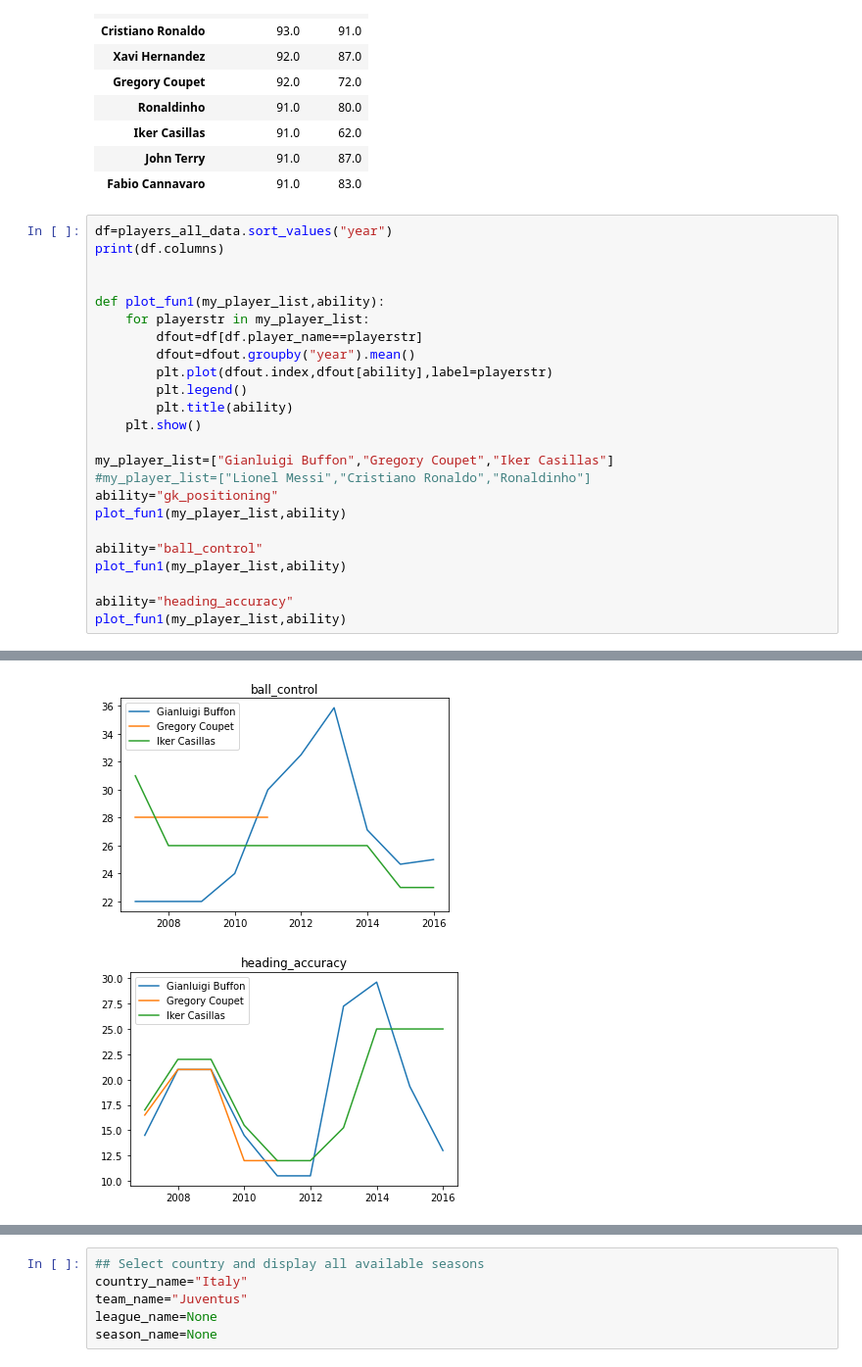
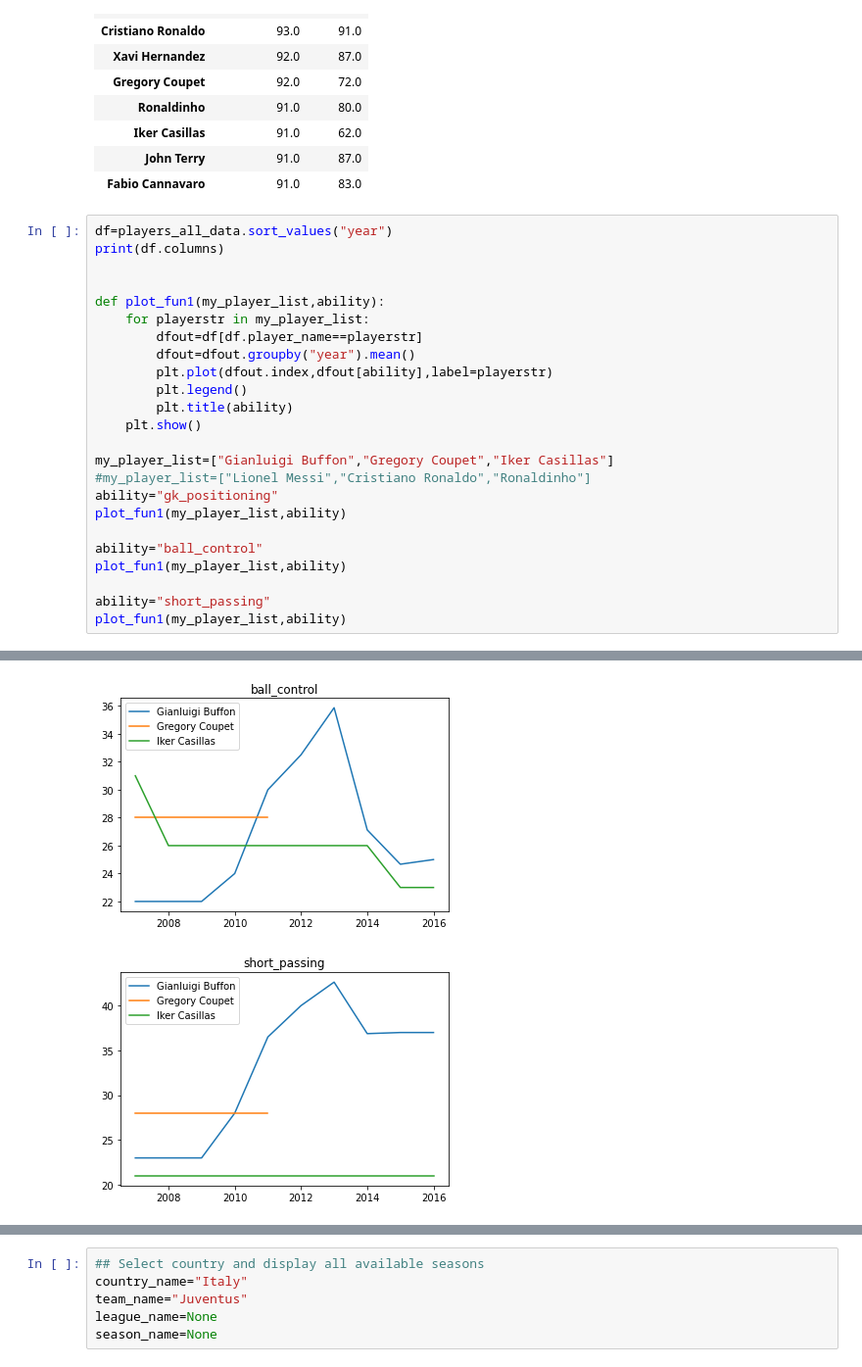
Before and after one commit to mamerchandmedi/Field_positions_classification, a Jupyter notebook: SQL_ADV.ipynb, the cells around one changed output, grey strips where cells are left out. Shown at 98% size. Saved outputs shown, nothing was run; the diff lists cells and outputs as text.

```diff
--- a/SQL_ADV.ipynb
+++ b/SQL_ADV.ipynb
@@ -185,32 +185,32 @@ def plot_fun1(my_player_list,ability):
         dfout=dfout.groupby("year").mean()
         plt.plot(dfout.index,dfout[ability],label=playerstr)
         plt.legend()
         plt.title(ability)
     plt.show()
 
 my_player_list=["Gianluigi Buffon","Gregory Coupet","Iker Casillas"]
 #my_player_list=["Lionel Messi","Cristiano Ronaldo","Ronaldinho"]
 ability="gk_positioning"
 plot_fun1(my_player_list,ability)
 
 ability="ball_control"
 plot_fun1(my_player_list,ability)
 
-ability="heading_accuracy"
+ability="short_passing"
 plot_fun1(my_player_list,ability)
 # %% [output]
 Index(['id_x', 'player_fifa_api_id_x', 'player_api_id', 'date',
        'overall_rating', 'potential', 'preferred_foot', 'attacking_work_rate',
        'defensive_work_rate', 'crossing', 'finishing', 'heading_accuracy',
        'short_passing', 'volleys', 'dribbling', 'curve', 'free_kick_accuracy',
        'long_passing', 'ball_control', 'acceleration', 'sprint_speed',
        'agility', 'reactions', 'balance', 'shot_power', 'jumping', 'stamina',
        'strength', 'long_shots', 'aggression', 'interceptions', 'positioning',
        'vision', 'penalties', 'marking', 'standing_tackle', 'sliding_tackle',
        'gk_diving', 'gk_handling', 'gk_kicking', 'gk_positioning',
        'gk_reflexes', 'id_y', 'player_name', 'player_fifa_api_id_y',
        'birthday', 'height', 'weight', 'Date', 'year'],
       dtype='object')
 [figure]
 [figure]
-[figure, old version]
+[figure, new version]
```
Also changed, not shown: parts of 18 cells of this notebook.
